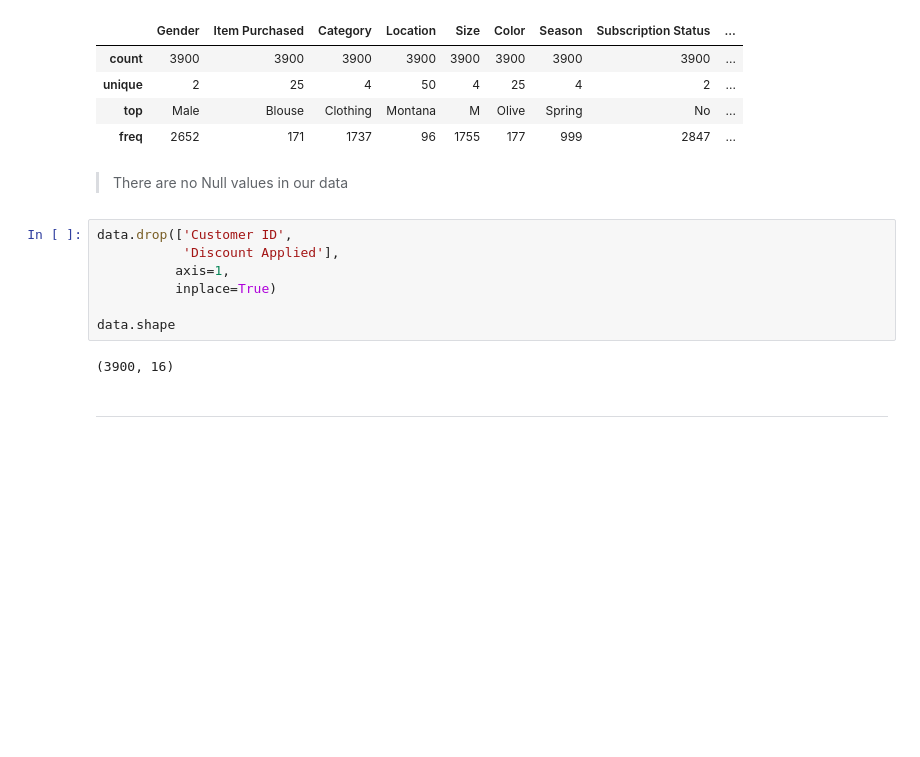
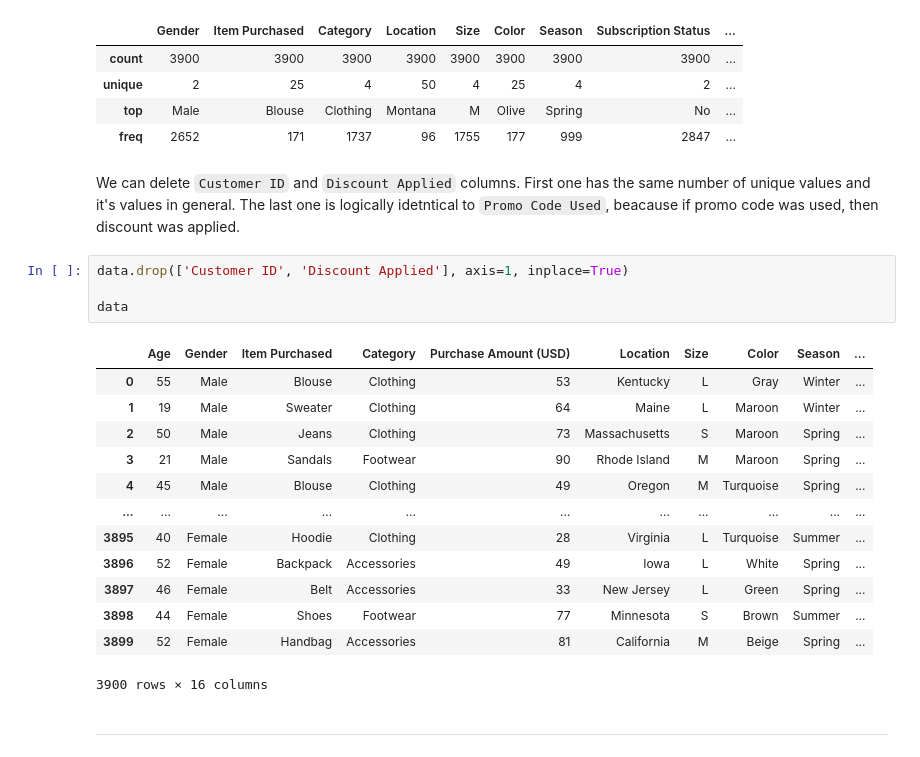
Before and after one commit to georgekovin/Consumer-Behavior-and-Shopping-Habits-Research, a Jupyter notebook: research.ipynb, the cells around one changed output. Drawn from its saved outputs; the diff is of its cells as text; blank space fills up the shorter version.

```diff
--- a/research.ipynb
+++ b/research.ipynb
@@ -100,17 +103,26 @@ data.describe(include='object').round(2)
 | unique | 2 | 25 | 4 | 50 | 4 | 25 | 4 | 2 | ... |
 | top | Male | Blouse | Clothing | Montana | M | Olive | Spring | No | ... |
 | freq | 2652 | 171 | 1737 | 96 | 1755 | 177 | 999 | 2847 | ... |
-# %% [markdown]
-> There are no Null values in our data
+# %% [markdown]
+We can delete `Customer ID` and `Discount Applied` columns. First one has the same number of unique values and it's values in general. The last one is logically idetntical to `Promo Code Used`, beacause if promo code was used, then discount was applied.
 # %%
-data.drop(['Customer ID',
-           'Discount Applied'],
-          axis=1,
-          inplace=True)
+data.drop(['Customer ID', 'Discount Applied'], axis=1, inplace=True)
 
-data.shape
+data
 # %% [output]
+|  | Age | Gender | Item Purchased | Category | Purchase Amount (USD) | Location | Size | Color | Season | ... |
+| 0 | 55 | Male | Blouse | Clothing | 53 | Kentucky | L | Gray | Winter | ... |
+| 1 | 19 | Male | Sweater | Clothing | 64 | Maine | L | Maroon | Winter | ... |
+| 2 | 50 | Male | Jeans | Clothing | 73 | Massachusetts | S | Maroon | Spring | ... |
+| 3 | 21 | Male | Sandals | Footwear | 90 | Rhode Island | M | Maroon | Spring | ... |
+| 4 | 45 | Male | Blouse | Clothing | 49 | Oregon | M | Turquoise | Spring | ... |
+| ... | ... | ... | ... | ... | ... | ... | ... | ... | ... | ... |
+| 3895 | 40 | Female | Hoodie | Clothing | 28 | Virginia | L | Turquoise | Summer | ... |
+| 3896 | 52 | Female | Backpack | Accessories | 49 | Iowa | L | White | Spring | ... |
+| 3897 | 46 | Female | Belt | Accessories | 33 | New Jersey | L | Green | Spring | ... |
+| 3898 | 44 | Female | Shoes | Footwear | 77 | Minnesota | S | Brown | Summer | ... |
+| 3899 | 52 | Female | Handbag | Accessories | 81 | California | M | Beige | Spring | ... |
-(3900, 16)
+3900 rows × 16 columns
 # %% [markdown]
 ----
 # %% [markdown]
```
Also changed, not shown: parts of 93 cells of this notebook.
